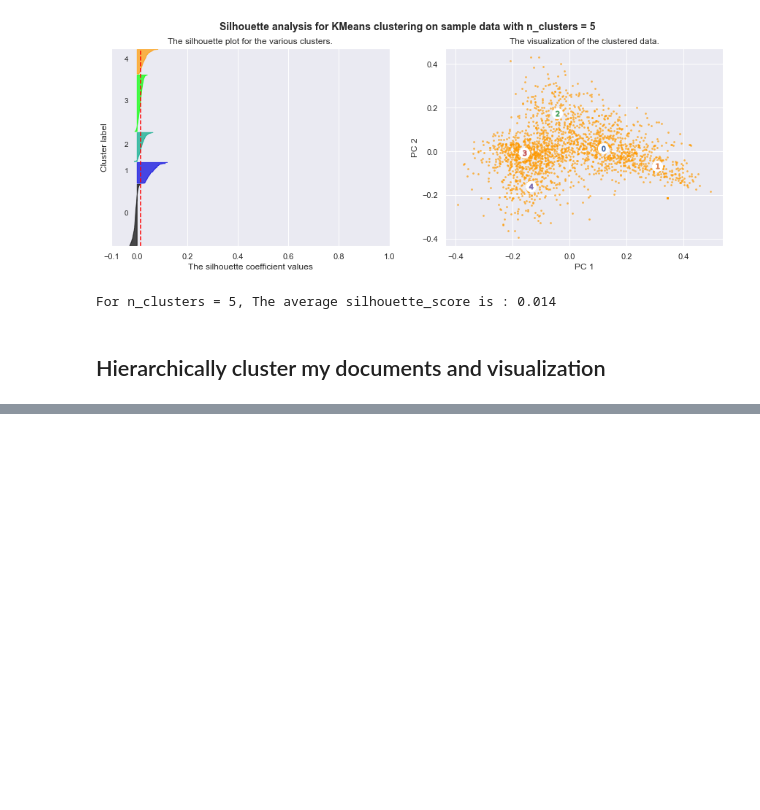
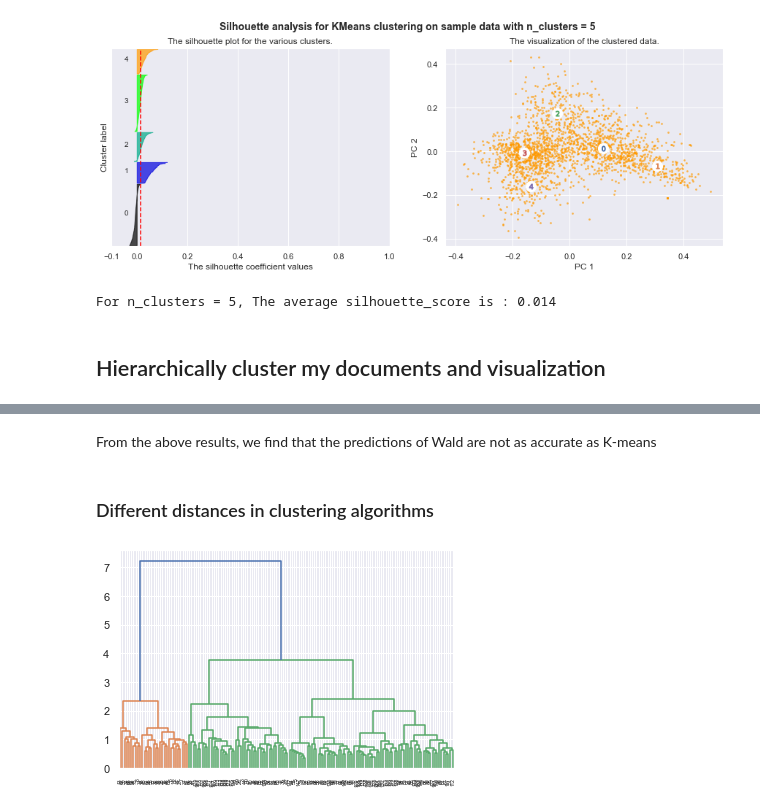
Before and after one commit to jinfei1125/personal-finance, a Jupyter notebook: [Final Project]Content Analysis on People's Personal Finance Concerns Based on Reddit Data.ipynb, the cells around one changed output, grey strips where cells are left out. Saved outputs shown, nothing was run; the diff lists cells and outputs as text; code cells hidden in the pictures; blank space fills up the shorter version.

```diff
--- a/[Final Project]Content Analysis on People's Personal Finance Concerns Based on Reddit Data.ipynb
+++ b/[Final Project]Content Analysis on People's Personal Finance Concerns Based on Reddit Data.ipynb
@@ -1473,0 +1579,9 @@ pf_coocmat.setdiag(0)
+# %% [markdown]
+From the above results, we find that the predictions of Wald are not as accurate as K-means
+# %% [markdown]
+### Different distances in clustering algorithms
+# %%
+# original clustering algorithms
+dendDat = scipy.cluster.hierarchy.dendrogram(linkage_matrix, get_leaves=True)
+# %% [output]
+[figure, added]
```
Also changed, not shown: parts of 60 cells of this notebook, 10 other files.
